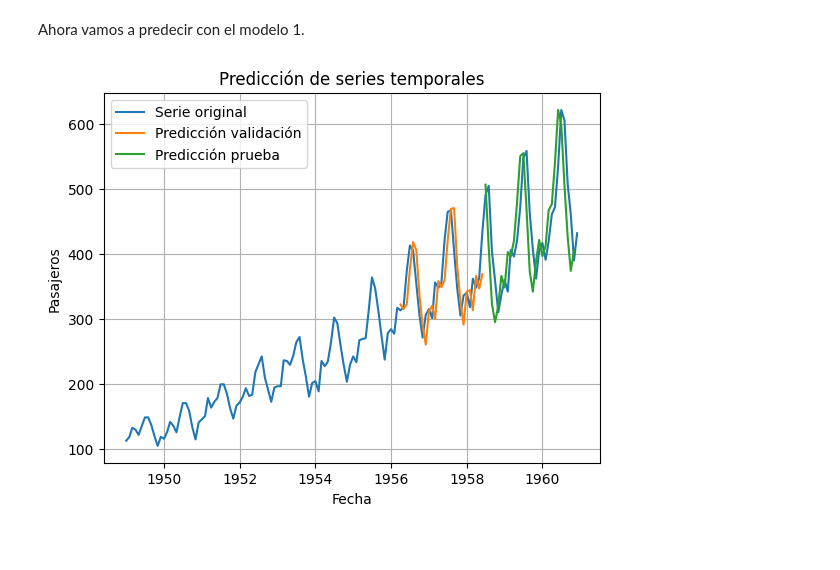
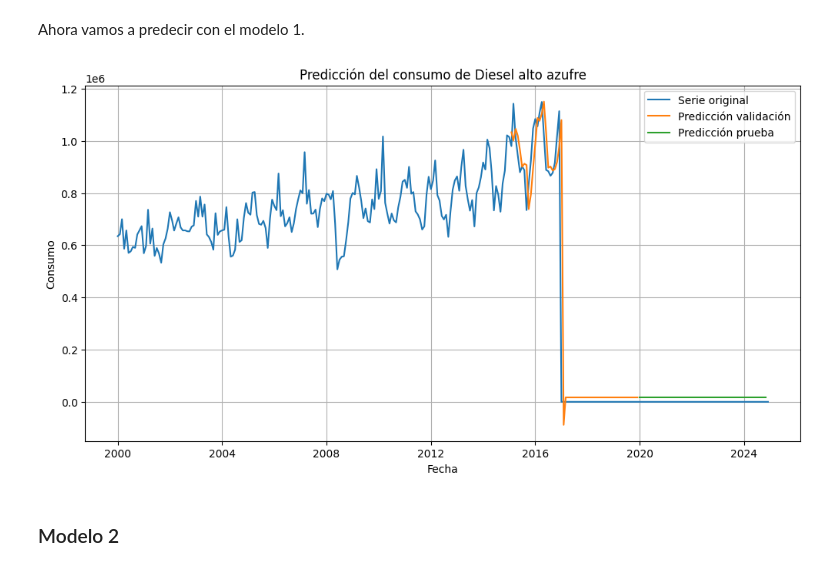
Before and after one commit to michellemej22596/Laboratorio-01-Series-de-Tiempo, a Jupyter notebook: ConsumoDiesel_Lab2.ipynb, the cells around one changed output. Saved outputs shown, nothing was run; the diff lists cells and outputs as text; code cells hidden in the pictures; blank space fills up the shorter version.

Commit message:
Modelos

```diff
--- a/ConsumoDiesel_Lab2.ipynb
+++ b/ConsumoDiesel_Lab2.ipynb
@@ -153,0 +152,6 @@ array([[ 0.11270364],
+# %%
+from sklearn.preprocessing import StandardScaler
+
+scaler = StandardScaler()
+serie_diff_scaled = scaler.fit_transform(serie_diff.values.reshape(-1, 1))
+serie_diff_scaled[:6]
@@ -154,7 +165,8 @@ array([[ 0.11270364],
 # %% [markdown]
 Vamos a separar la serie en entrenamiento, validación y prueba. En este caso, tendremos 60% para entrenamiento y 20% para validación y prueba respectivamente.
 # %%
-total_len = len(ts_air_pas_scaled)
+# Largo total de la serie
+total_len = len(serie_diff_scaled)
 
 # Definir proporciones
 train_prop = 0.6
@@ -166,11 +178,11 @@ train_end = int(train_prop * total_len)
 val_end = train_end + int(val_prop * total_len)
 
 # Separar sin solapamientos
-train = ts_air_pas_scaled[:train_end]
-validation = ts_air_pas_scaled[train_end:val_end]
-test = ts_air_pas_scaled[val_end:]
+train = serie_diff_scaled[:train_end]
+validation = serie_diff_scaled[train_end:val_end]
+test = serie_diff_scaled[val_end:]
 
-# Si hace falta, redimensionar (por ejemplo para un LSTM univariante)
+# Redimensionar para modelos tipo LSTM
 train = train.reshape(-1, 1)
 validation = validation.reshape(-1, 1)
 test = test.reshape(-1, 1)
@@ -440,24 +432,26 @@ def prediccion_fun(data,modelo, batch_size,scaler,dif=False,dif_cant=1, Series =
     return prediccion
 
 
-prediccion_val = prediccion_fun(x_val,modelo1, 1,scaler,dif=True,dif_cant=1, Series = airPas.values , n=train_end)
-prediccion_test = prediccion_fun(x_test,modelo1, 1,scaler,dif=True,dif_cant=1, Series = airPas.values , n = len(airPas.values) - len(x_test))
+prediccion_val1 = prediccion_fun(x_val,modelo1, 1,scaler,dif=True,dif_cant=1, Series = serie.values , n=train_end)
+prediccion_test1 = prediccion_fun(x_test,modelo1, 1,scaler,dif=True,dif_cant=1, Series = serie.values , n = len(serie.values) - len(x_test))
 # %%
-# df_val = pd.DataFrame(prediccion_val,index=airPas[(train_prop):train_prop+val_prop].index)
-# df_test = pd.DataFrame(prediccion_test,index=airPas[train_prop+len(df_val):len(airPas)].index)
-df_val = pd.DataFrame(prediccion_val, index=airPas[train_end+1:val_end].index)
-df_test = pd.DataFrame(prediccion_test, index=airPas[val_end:].index[:len(prediccion_test)])
+# df_val = pd.DataFrame(prediccion_val,index=serie[(train_prop):train_prop+val_prop].index)
+# df_test = pd.DataFrame(prediccion_test,index=serie[train_prop+len(df_val):len(serie)].index)
+df_val = pd.DataFrame(prediccion_val1, index=serie[train_end+1:val_end].index)
+df_test = pd.DataFrame(prediccion_test1, index=serie[val_end:].index[:len(prediccion_test1)])
 
 
-plt.plot(airPas, label='Serie original')
+plt.figure(figsize=(12,6))
+plt.plot(serie, label='Serie original')
 plt.plot(df_val, label='Predicción validación')
 plt.plot(df_test, label='Predicción prueba')
-
 plt.legend()
-plt.title('Predicción de series temporales')
+plt.title('Predicción del consumo de Diesel alto azufre')
 plt.xlabel('Fecha')
-plt.ylabel('Pasajeros')
+plt.ylabel('Consumo')
 plt.grid(True)
 plt.show()
 # %% [output]
-[figure, old version]
+[figure, new version]
+# %% [markdown]
+### Modelo 2
```
Also changed, not shown: parts of 36 cells of this notebook.
